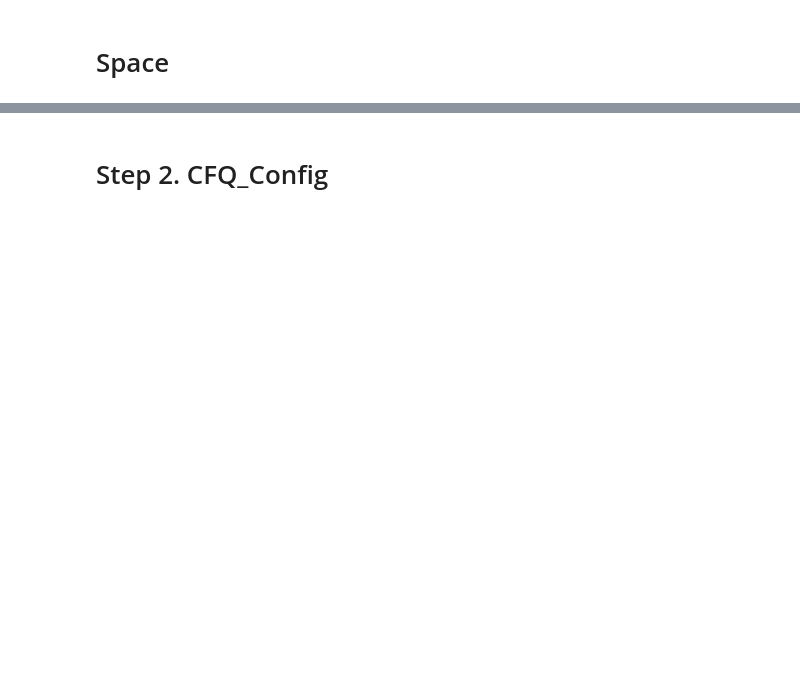
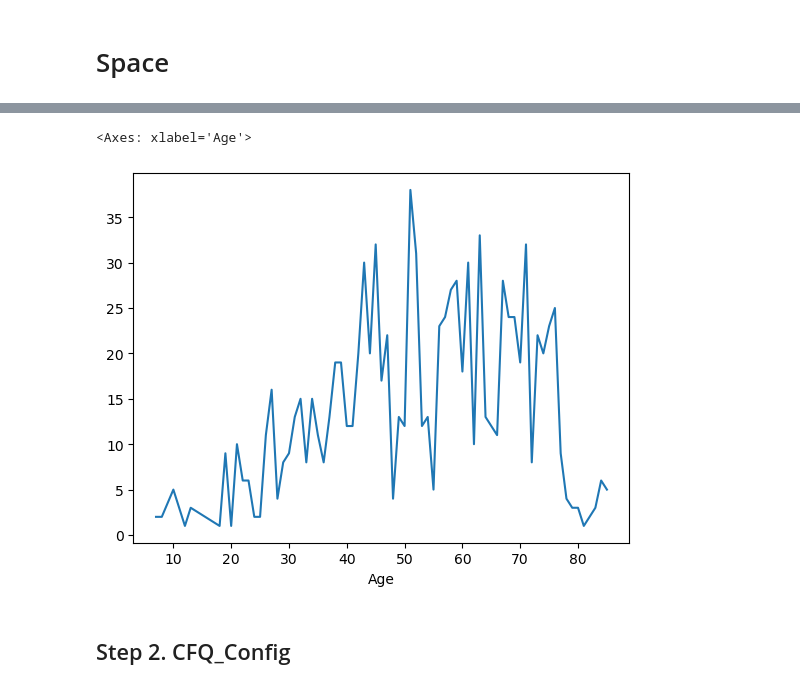
Before and after one commit to jluo41/RecFldTkn, a Jupyter notebook: _AI-WorkSpace/notebook/d-CaseTagFilterSplit/d.1-CaseTrigger2Learning-Tagging.ipynb, the cells around one changed output, grey strips where cells are left out. Saved outputs shown, nothing was run; the diff lists cells and outputs as text; code cells hidden in the pictures; blank space fills up the shorter version.

```diff
--- a/_AI-WorkSpace/notebook/d-CaseTagFilterSplit/d.1-CaseTrigger2Learning-Tagging.ipynb
+++ b/_AI-WorkSpace/notebook/d-CaseTagFilterSplit/d.1-CaseTrigger2Learning-Tagging.ipynb
@@ -56,7 +45,14 @@ InputCaseSetName = None
 # %%
-from recfldtkn.loadtools import fetch_trigger_tools
+# 0. ************ RFT config ************
+RecName_to_dsRec, RecName_to_dsRecInfo = {}, {}
+cohort_label_list = [1, 2, 3]
 
-Trigger_Tools = fetch_trigger_tools(TriggerCaseMethod, SPACE)
-case_id_columns = Trigger_Tools['case_id_columns']
-cohort_config['case_id_columns'] = case_id_columns
-case_id_columns
+# 1. ************ Case Trigger config ************
+TriggerCaseMethod = 'CGM5MinEntry'
+
+
+# 2. ************ InputCaseSetName ************
+# option 1
+# InputCaseSetName = 'C1.2.3-CGM5MinEntry'
+# InputCaseSetName = 'sftcgmbf24haf2h-rs42-ds0.1-out0.1tstail0.1vd0.1'
+InputCaseSetName = None
@@ -86,12 +121,12 @@ ds_info.column_names
 # %%
 ##################################
-TagMethod = 'PttBasicDF'
+TagMethod = 'PttBasicWD'
 ##################################
 
 import inspect
 
 InfoRecName = 'P'
-subgroup_columns = ['patient_gender', 'patient_age_bucket', 'patient_zipcode_3']
+subgroup_columns = ['Gender', 'YearOfBirth', 'DiseaseType']
 
 def fn_case_tagging(df_case, ds_info, subgroup_columns, base_config):
     RootID = base_config['RootID']
@@ -100,7 +135,9 @@ def fn_case_tagging(df_case, ds_info, subgroup_columns, base_config):
     df_info['cohort'] = df_info[RootID].apply(lambda x: 'C' + str(x)[:-base_config['RootIDLength']])
     # df_info.head()
     final_columns = [RootID] + subgroup_columns + ['cohort']
+
     df_case = pd.merge(df_case, df_info[final_columns], how = 'left')
+    df_case['Age'] = df_case['ObsDT'].dt.year - df_case['YearOfBirth']
     return df_case
 
 fn_case_tagging.fn_string = inspect.getsource(fn_case_tagging)
@@ -121,5 +159,0 @@ with open(pypath, 'w') as file: file.write(pycode)
-# %%
-# Trigger2LearningCaseMethod
-pypath = os.path.join(SPACE['CODE_FN'], 'fn_learning', f'{TagMethod}.py')
-module = load_module_variables(pypath)
-fn_case_tagging = module.fn_case_tagging
@@ -133,2 +205,7 @@ print(series_time.min(), series_time.max())
+# %%
+df_case['Age'].value_counts().sort_index().plot()#.reset_index()#.plot()
+# %% [output]
+<Axes: xlabel='Age'>
+[figure, added]
 # %% [markdown]
-# Step 2. CFQ_Config
+## Step 2. CFQ_Config
```
Also changed, not shown: parts of 23 cells of this notebook, 23 other files.
